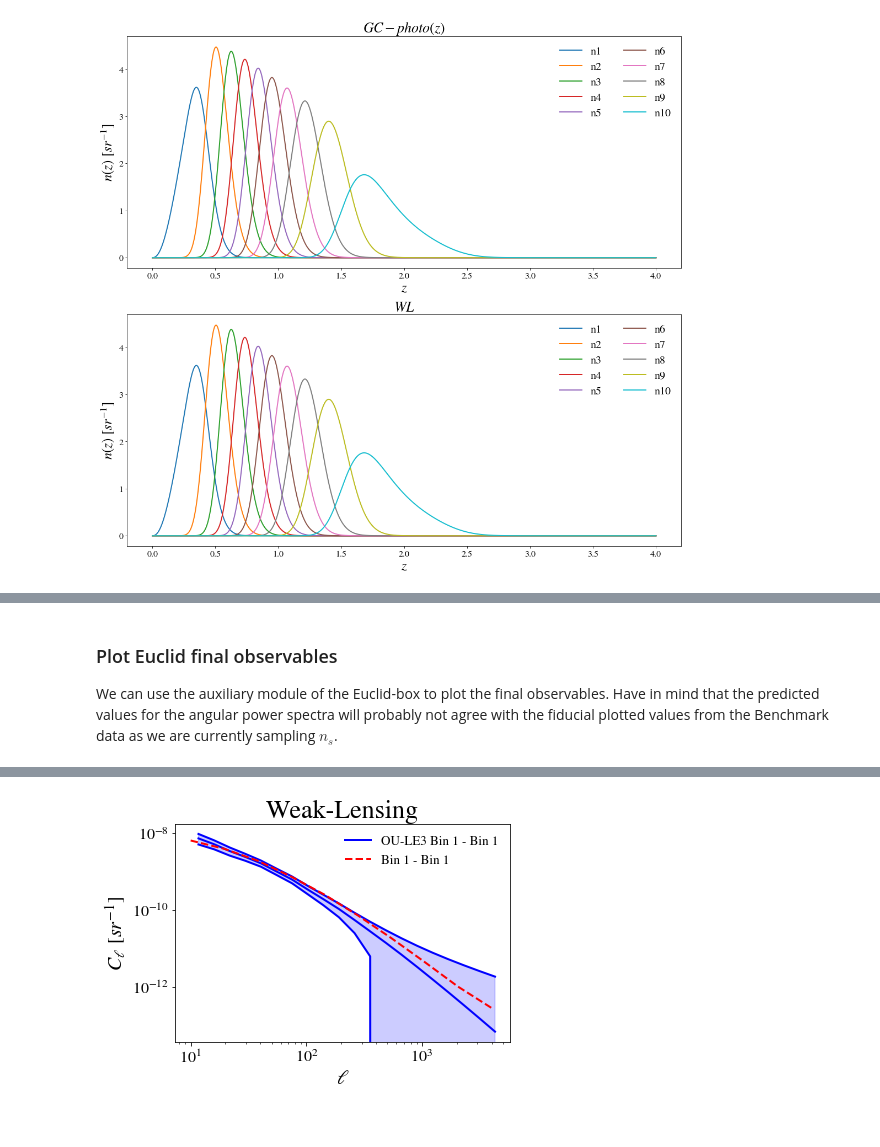
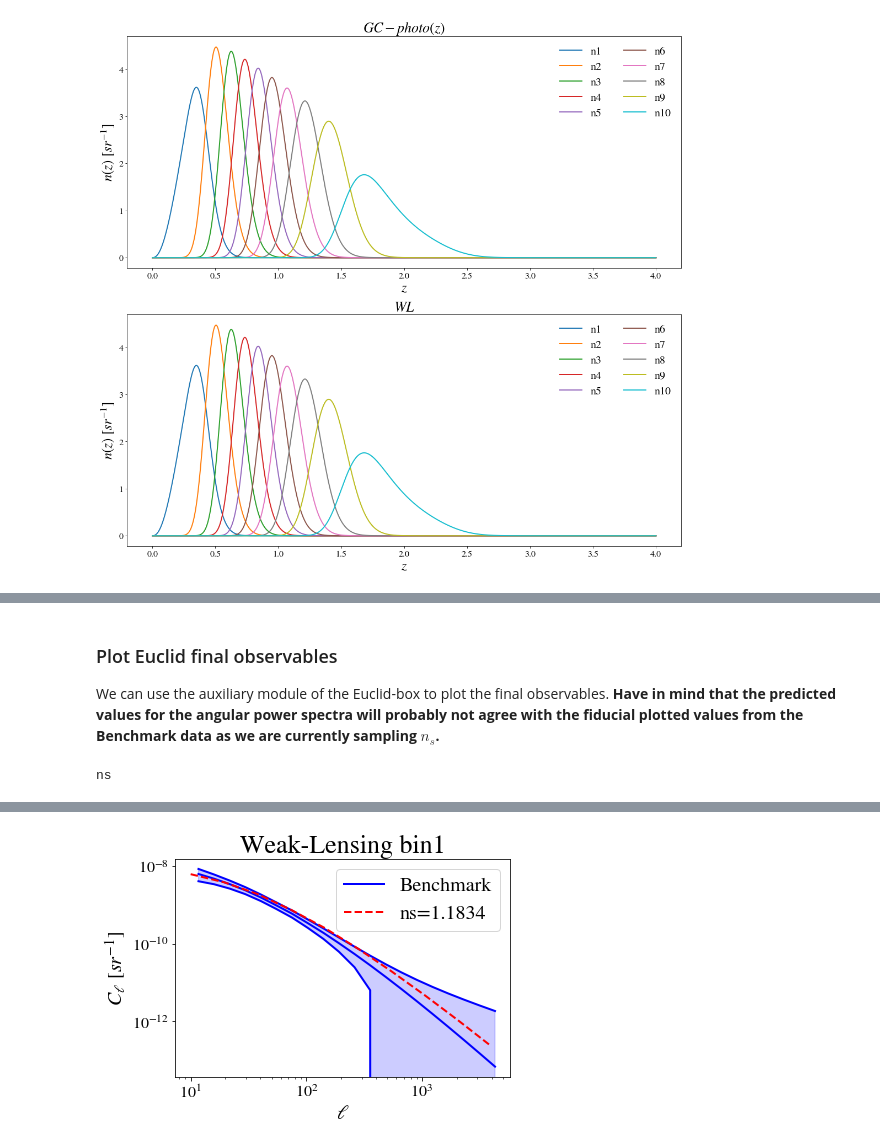
Before and after one commit to testarnyttnamn/testnamemaster, a Jupyter notebook: notebooks/DEMO.ipynb, the cells around one changed output, grey strips where cells are left out. Saved outputs shown, nothing was run; the diff lists cells and outputs as text; code cells hidden in the pictures.

```diff
--- a/notebooks/DEMO.ipynb
+++ b/notebooks/DEMO.ipynb
@@ -105,7 +105,7 @@ from likelihood.cobaya_interface import EuclidLikelihood
 info = {
     #'params': Cobaya's protected key of the input dictionary.
     # Includes the parameters that the user would like to sample over:
-    'params': {
+'params': {
         # (UC): each parameter below (which is a 'key' of another sub-dictionary) can contain a dictionary
         # with the key 'prior', 'latex'...
         # If the prior dictionary is not passed to a parameter, this parameter is fixed.
@@ -186,9 +186,9 @@ info = {
     # This is the variable you need to update
     # if you are running Cobaya with cobaya_modules (option (2) above).
     # If you are using the conda likelihood environment or option (1),
-    # please, comment the line below
+    # please, keep the line below commented
     #
-    'packages_path': modules_path,
+    #'packages_path': modules_path,
     #
     #'output': Cobaya's protected key of the input dictionary.
     # Where are the results going to be stored, in case that the sampler produce output files?
@@ -700,24 +695,29 @@ bin: 10
 # %% [markdown]
 ### Plot Euclid final observables
 
-We can use the auxiliary module of the Euclid-box to plot the final observables. Have in mind that the predicted values for the angular power spectra will probably not agree with the fiducial plotted values from the Benchmark data as we are currently sampling $n_s$.
+We can use the auxiliary module of the Euclid-box to plot the final observables. **Have in mind that the predicted values for the angular power spectra will probably not agree with the fiducial plotted values from the Benchmark data as we are currently sampling $n_s$.**
 # %%
 # We import the Plotter Class
 from likelihood.auxiliary.plotter import Plotter
+# %%
+for k in model.parameterization.sampled_params():
+    print(k)
+# %% [output]
+ns
 # %%
 # Weak-Lensing angular power spectrum according to the IST:L recipe
-
 fig1 = plt.figure()
 ax1 = fig1.add_subplot(1, 1, 1)
-
+for param in model.parameterization.sampled_params().keys():
+        pl_label = '{}={:.4f}'.format(param, model.parameterization.sampled_params()[param])
+        print('WARNING: param {} is being sampled! Possible missmatch between benchmark and theoretical prediction'.format(param))
 pl_inst = Plotter(cosmo_dic=like.cosmo.cosmo_dic)
-
-ax1 = pl_inst.plot_external_Cl_phot(1, 1, ax1, probe='WL')
-ax1 = pl_inst.plot_Cl_phot(np.logspace(1, 3.6, 10), 1, 1, ax1, probe='WL', pl_colour='r', pl_linestyle='--')
+ax1 = pl_inst.plot_external_Cl_phot(1, 1, ax1, probe='WL', pl_label='Benchmark')
+ax1 = pl_inst.plot_Cl_phot(np.logspace(1, 3.6, 10), 1, 1, ax1, probe='WL', pl_colour='r', pl_linestyle='--', pl_label=pl_label)
 ax1.set_xlabel(r'$\ell$', fontsize=20)
 ax1.set_ylabel(r'$C_\ell$ $[sr^{-1}]$', fontsize=20)
 ax1.set_xscale('log')
 ax1.set_yscale('log')
-ax1.set_title('Weak-Lensing')
-ax1.legend(frameon=False, fontsize=13);
+ax1.set_title('Weak-Lensing bin1');
+ax1.legend();
 # %% [output]
@@ -724,4 +725,4 @@ ax1.legend(frameon=False, fontsize=13);
-[figure, old version]
+[figure, new version]
 # %%
 # GC-photo(z) angular power spectrum
 
```
Also changed, not shown: parts of 19 cells of this notebook, 30 other files.
